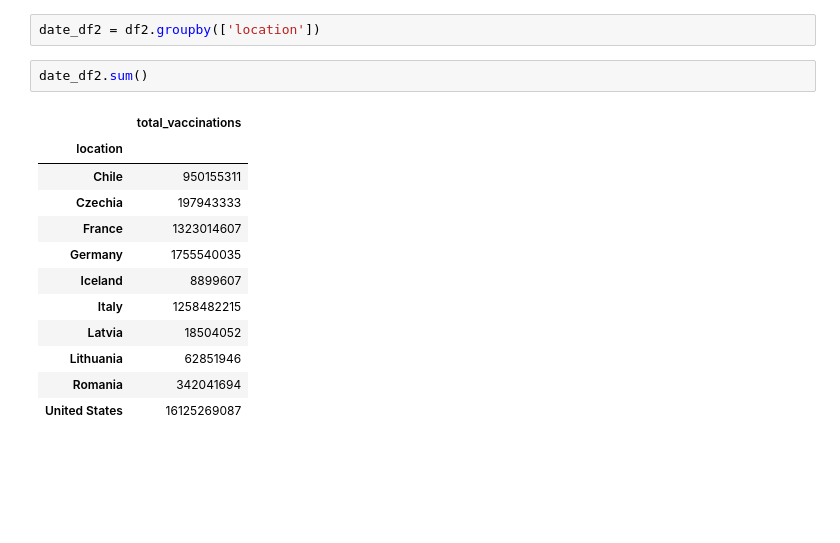
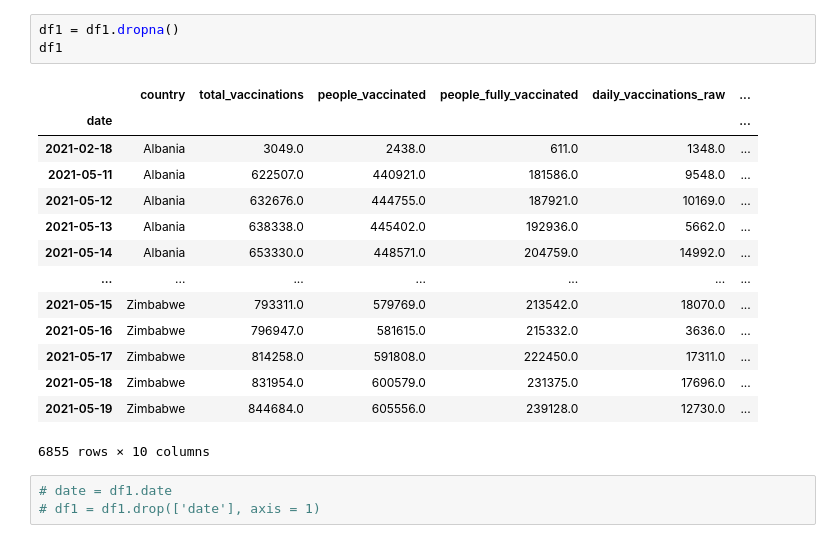
Before and after one commit to MTeodoroV/Prediction-covid-vaccination, a Jupyter notebook: algorithm/p2.ipynb, the cells around one changed output. Saved outputs shown, nothing was run; the diff lists cells and outputs as text; blank space fills up the shorter version.

```diff
--- a/algorithm/p2.ipynb
+++ b/algorithm/p2.ipynb
@@ -31,17 +49,21 @@ TypeError: Must provide 'func' or tuples of '(column, aggfunc).
-# %%
-date_df2 = df2.groupby(['location'])
-# %%
-date_df2.sum()
-# %% [output]
-|  | total_vaccinations |
-| location |  |
-| Chile | 950155311 |
-| Czechia | 197943333 |
-| France | 1323014607 |
-| Germany | 1755540035 |
-| Iceland | 8899607 |
-| Italy | 1258482215 |
-| Latvia | 18504052 |
-| Lithuania | 62851946 |
-| Romania | 342041694 |
-| United States | 16125269087 |
+# %%
+df1 = df1.dropna()
+df1
+# %% [output]
+|  | country | total_vaccinations | people_vaccinated | people_fully_vaccinated | daily_vaccinations_raw | ... |
+| date |  |  |  |  |  | ... |
+| 2021-02-18 | Albania | 3049.0 | 2438.0 | 611.0 | 1348.0 | ... |
+| 2021-05-11 | Albania | 622507.0 | 440921.0 | 181586.0 | 9548.0 | ... |
+| 2021-05-12 | Albania | 632676.0 | 444755.0 | 187921.0 | 10169.0 | ... |
+| 2021-05-13 | Albania | 638338.0 | 445402.0 | 192936.0 | 5662.0 | ... |
+| 2021-05-14 | Albania | 653330.0 | 448571.0 | 204759.0 | 14992.0 | ... |
+| ... | ... | ... | ... | ... | ... | ... |
+| 2021-05-15 | Zimbabwe | 793311.0 | 579769.0 | 213542.0 | 18070.0 | ... |
+| 2021-05-16 | Zimbabwe | 796947.0 | 581615.0 | 215332.0 | 3636.0 | ... |
+| 2021-05-17 | Zimbabwe | 814258.0 | 591808.0 | 222450.0 | 17311.0 | ... |
+| 2021-05-18 | Zimbabwe | 831954.0 | 600579.0 | 231375.0 | 17696.0 | ... |
+| 2021-05-19 | Zimbabwe | 844684.0 | 605556.0 | 239128.0 | 12730.0 | ... |
+6855 rows × 10 columns
+# %%
+# date = df1.date
+# df1 = df1.drop(['date'], axis = 1)
```
Also changed, not shown: parts of 21 cells of this notebook.
